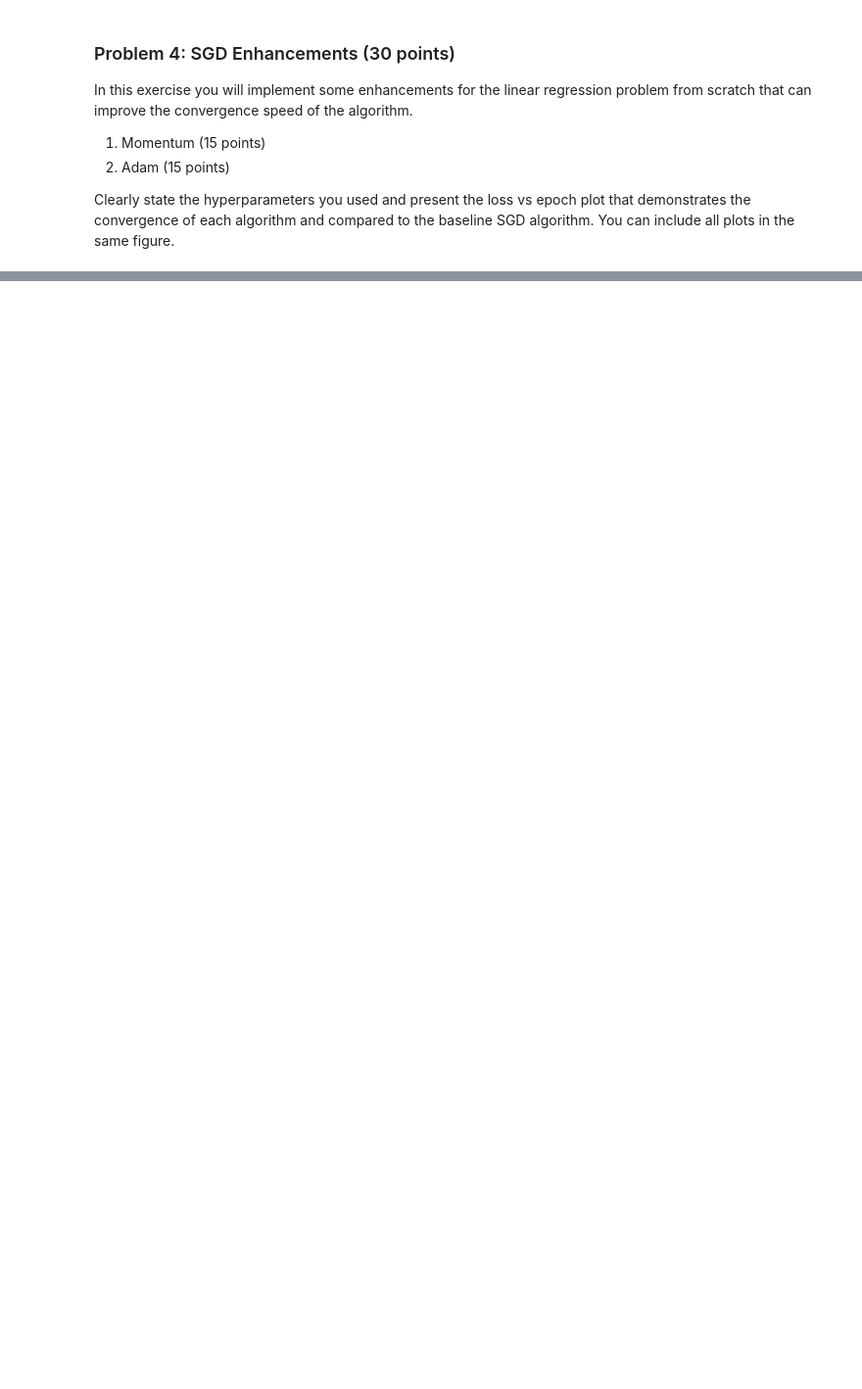
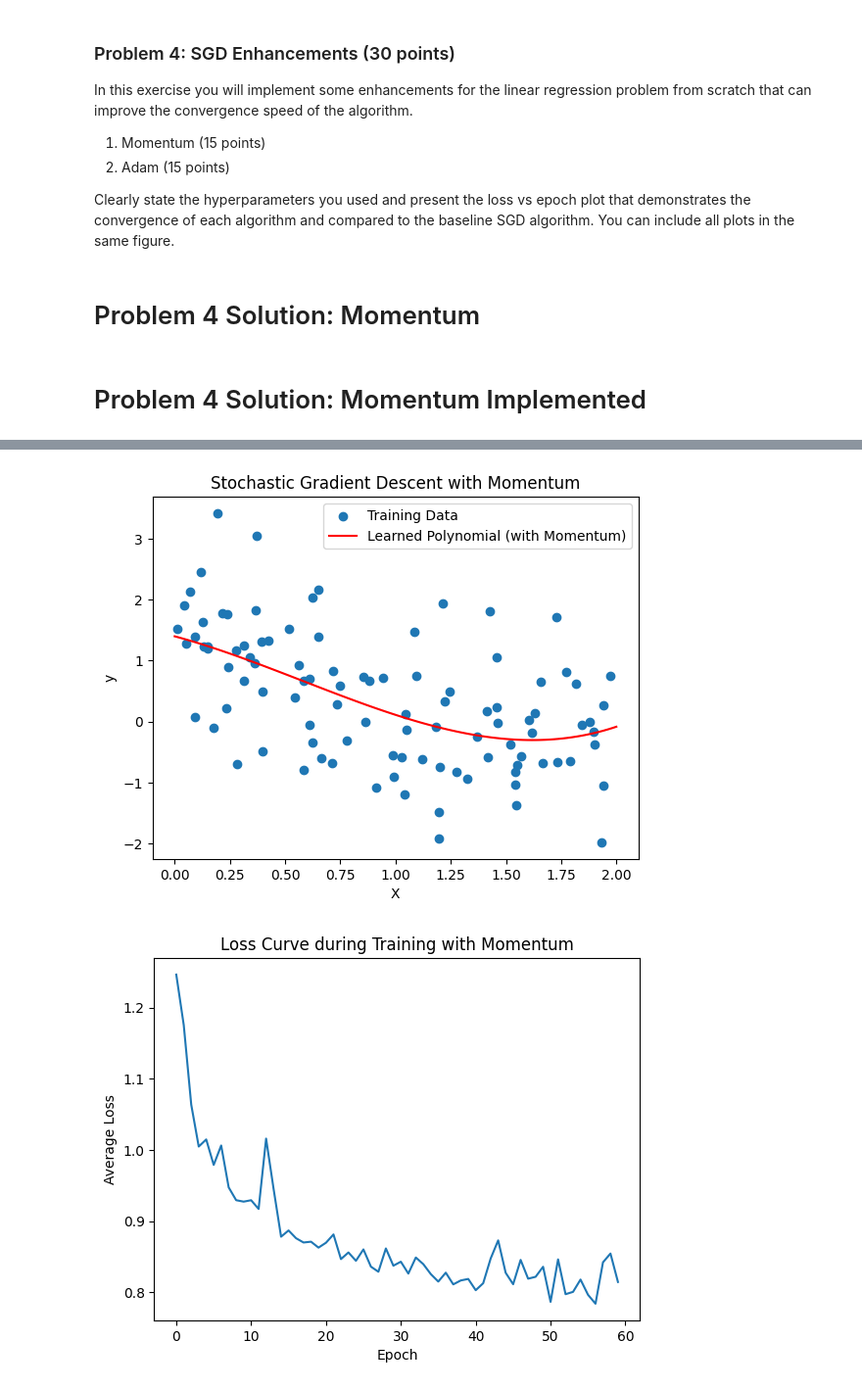
Before and after one commit to dhauss/csgy6613-assignments, a Jupyter notebook: assignment-1/assignment_1.ipynb, the cells around one changed output, grey strips where cells are left out. Shown at 98% size. Saved outputs shown, nothing was run; the diff lists cells and outputs as text; code cells hidden in the pictures; blank space fills up the shorter version.

Commit message:
adam and momentum implemented

```diff
--- a/assignment-1/assignment_1.ipynb
+++ b/assignment-1/assignment_1.ipynb
@@ -343,0 +365,2 @@ Clearly state the hyperparameters you used and present the loss vs epoch plot th
+# %% [markdown]
+# Problem 4 Solution: Momentum
@@ -343,0 +430,39 @@ Clearly state the hyperparameters you used and present the loss vs epoch plot th
+# %% [markdown]
+# Problem 4 Solution: Momentum Implemented
+# %%
+# Generate synthetic data
+np.random.seed(42)
+X = 2 * np.random.rand(100, 1)
+y = 0.5 * X**3 - 1.25 * X**2 + 1 + np.random.randn(100, 1)
+
+# Set hyperparameters
+learning_rate = 0.015
+num_epochs = 60
+batch_size = 5
+degree = 3
+momentum_beta = 0.9
+
+# Run stochastic gradient descent with momentum
+weights_momentum, losses_momentum = stochastic_gradient_descent_momentum(X, y, learning_rate, num_epochs, batch_size, degree, momentum_beta)
+print()
+
+# Plot the training data and the learned polynomial with momentum
+plt.scatter(X, y, label='Training Data')
+x_values = np.linspace(0, 2, 100).reshape(-1, 1)
+X_poly = polynomial_features(x_values, degree=3)
+y_pred_momentum = X_poly.dot(weights_momentum)
+plt.plot(x_values, y_pred_momentum, color='red', label='Learned Polynomial (with Momentum)')
+plt.xlabel('X')
+plt.ylabel('y')
+plt.title('Stochastic Gradient Descent with Momentum')
+plt.legend()
+plt.show()
+print()
+
+# Plot the loss curve with momentum
+plt.plot(losses_momentum)
+plt.xlabel('Epoch')
+plt.ylabel('Average Loss')
+plt.title('Loss Curve during Training with Momentum')
+plt.show()
+# %% [output]
@@ -343,0 +480,2 @@ Clearly state the hyperparameters you used and present the loss vs epoch plot th
+[figure, added]
+[figure, added]
```
Also changed, not shown: parts of 11 cells of this notebook.
